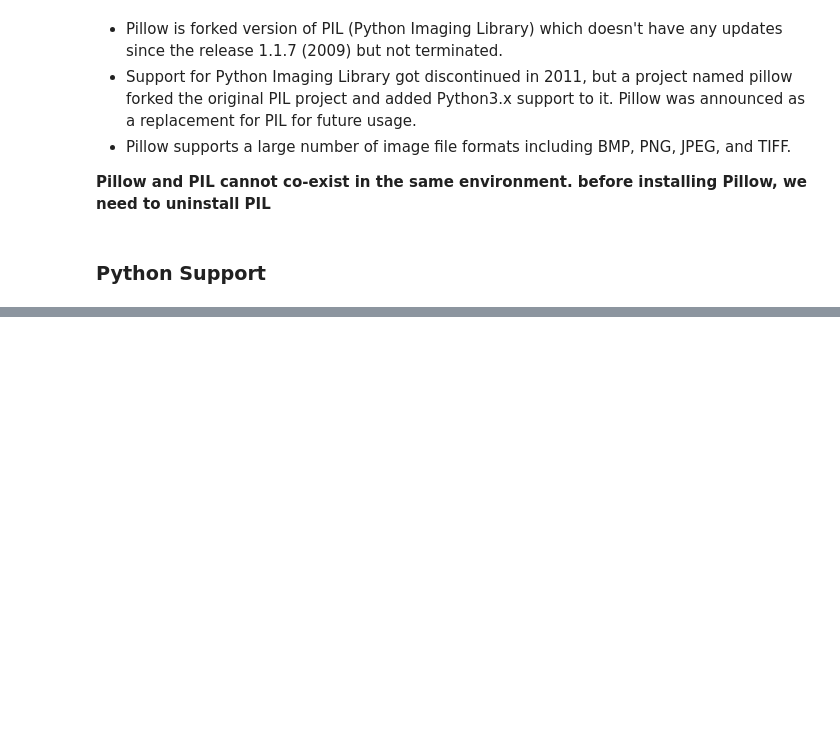
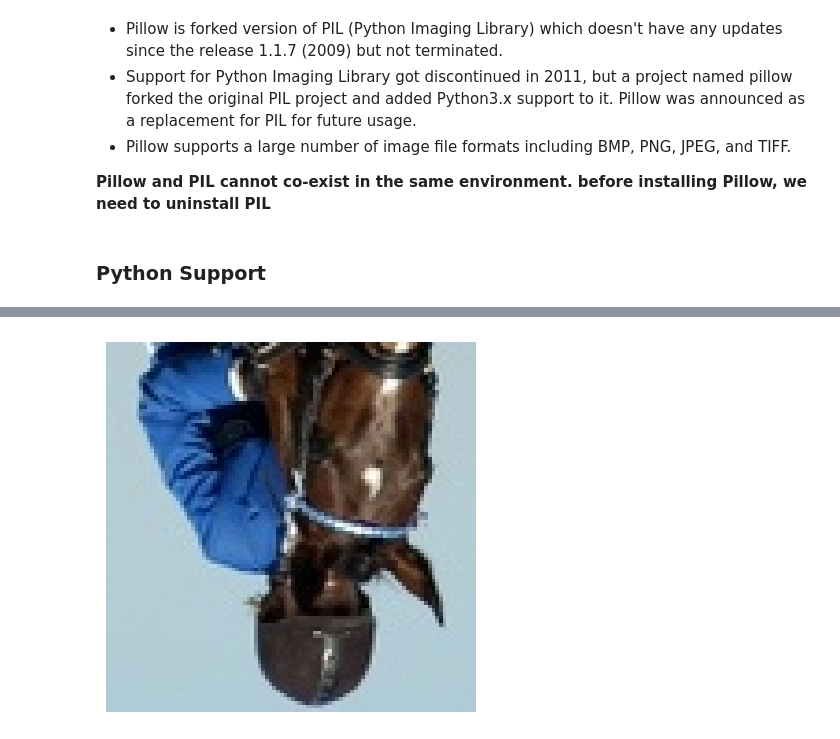
Before and after one commit to jami-sk/Deep_Learning, a Jupyter notebook: Image-Processing-Tools/Python/Pillow-Python/01-Pillow-Basics.ipynb, the cells around one changed output, grey strips where cells are left out. Cells and saved outputs as stored; diff of their text form; code cells hidden in the pictures; blank space fills up the shorter version.

```diff
--- a/Image-Processing-Tools/Python/Pillow-Python/01-Pillow-Basics.ipynb
+++ b/Image-Processing-Tools/Python/Pillow-Python/01-Pillow-Basics.ipynb
@@ -45,0 +109,8 @@ Pillow supports following Python Versions:
+# %%
+# Rotating an image
+im_rotated = im_crop.transpose(Image.Transpose.ROTATE_180)
+plt.imshow(im_rotated)
+plt.axis('off')
+plt.show()
+# %% [output]
+[figure, added]
```
Also changed, not shown: parts of 27 cells of this notebook.
